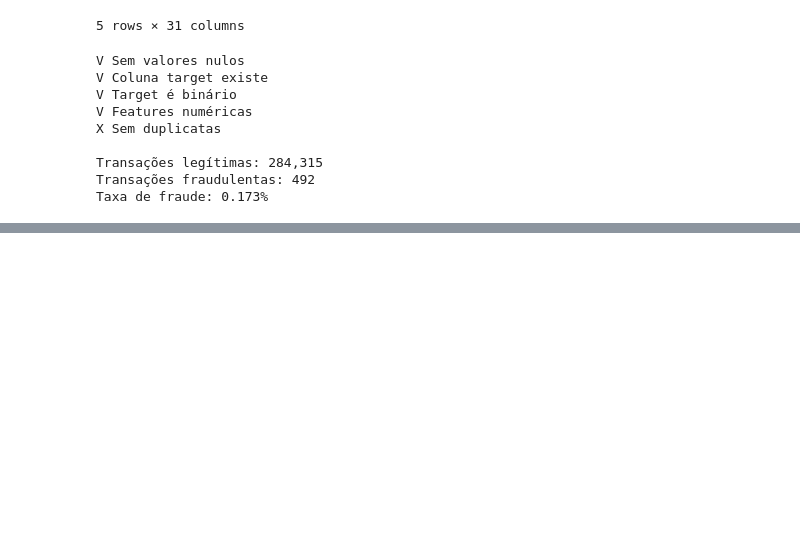
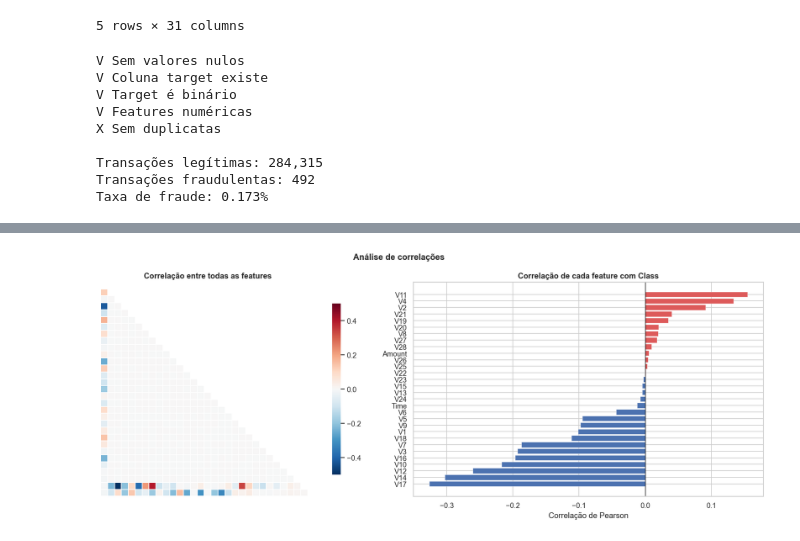
Before and after one commit to jaoalmirante/fraud-detection-ml, a Jupyter notebook: notebooks/fraud_detection.ipynb, the cells around one changed output, grey strips where cells are left out. Saved outputs shown, nothing was run; the diff lists cells and outputs as text; code cells hidden in the pictures; blank space fills up the shorter version.

```diff
--- a/notebooks/fraud_detection.ipynb
+++ b/notebooks/fraud_detection.ipynb
@@ -84,0 +264,39 @@ Taxa de fraude: 0.173%
+# %%
+fig, axes = plt.subplots(1, 2, figsize=(16, 6))
+
+# heatmap completo
+corr_matrix = df.corr()
+mask = np.triu(np.ones_like(corr_matrix, dtype=bool))
+
+sns.heatmap(
+    corr_matrix,
+    mask=mask,
+    ax=axes[0],
+    cmap='RdBu_r',
+    center=0,
+    vmin= -0.5, vmax=0.5,
+    square=True,
+    linewidths=0.1,
+    cbar_kws={'shrink': 0.8},
+    xticklabels=False,
+    yticklabels=False
+)
+axes[0].set_title('Correlação entre todas as features', fontweight='bold')
+
+# correlação com target
+target_corr = corr_matrix['Class'].drop('Class').sort_values()
+
+colors_bar = ['#DD5A5A' if x > 0 else '#4C72B0' for x in target_corr]
+axes[1].barh(target_corr.index, target_corr.values, color=colors_bar,
+             edgecolor='white', linewidth=0.3)
+axes[1].axvline(x=0, color='black', linewidth=0.8)
+axes[1].set_title('Correlação de cada feature com Class', fontweight='bold')
+axes[1].set_xlabel('Correlação de Pearson')
+
+plt.suptitle('Análise de correlações', fontsize=13, fontweight='bold')
+plt.tight_layout()
+plt.savefig('../reports/figures/correlation_analysis.png',
+            dpi=150, bbox_inches='tight')
+plt.show()
+# %% [output]
+[figure, added]
```
Also changed, not shown: parts of 7 cells of this notebook, 4 other files.
